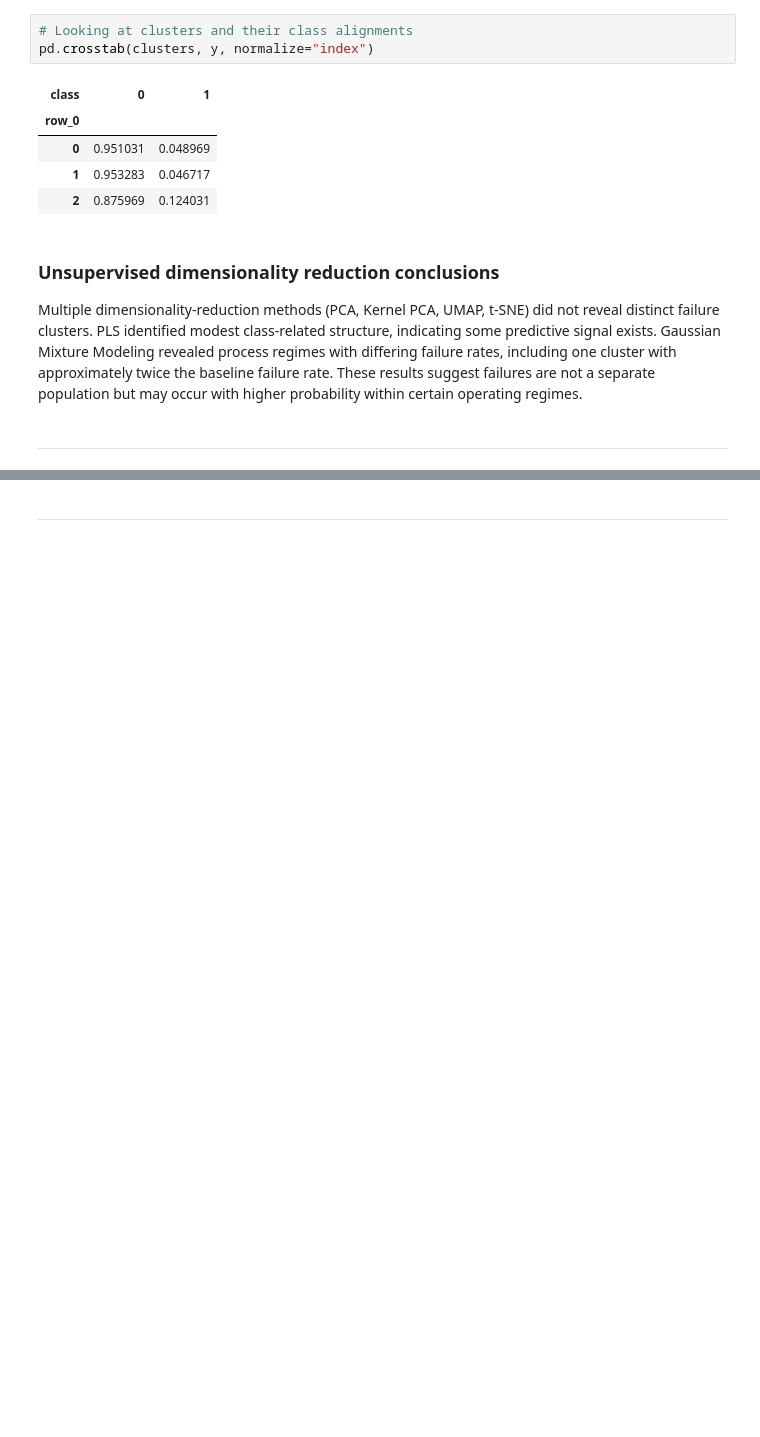
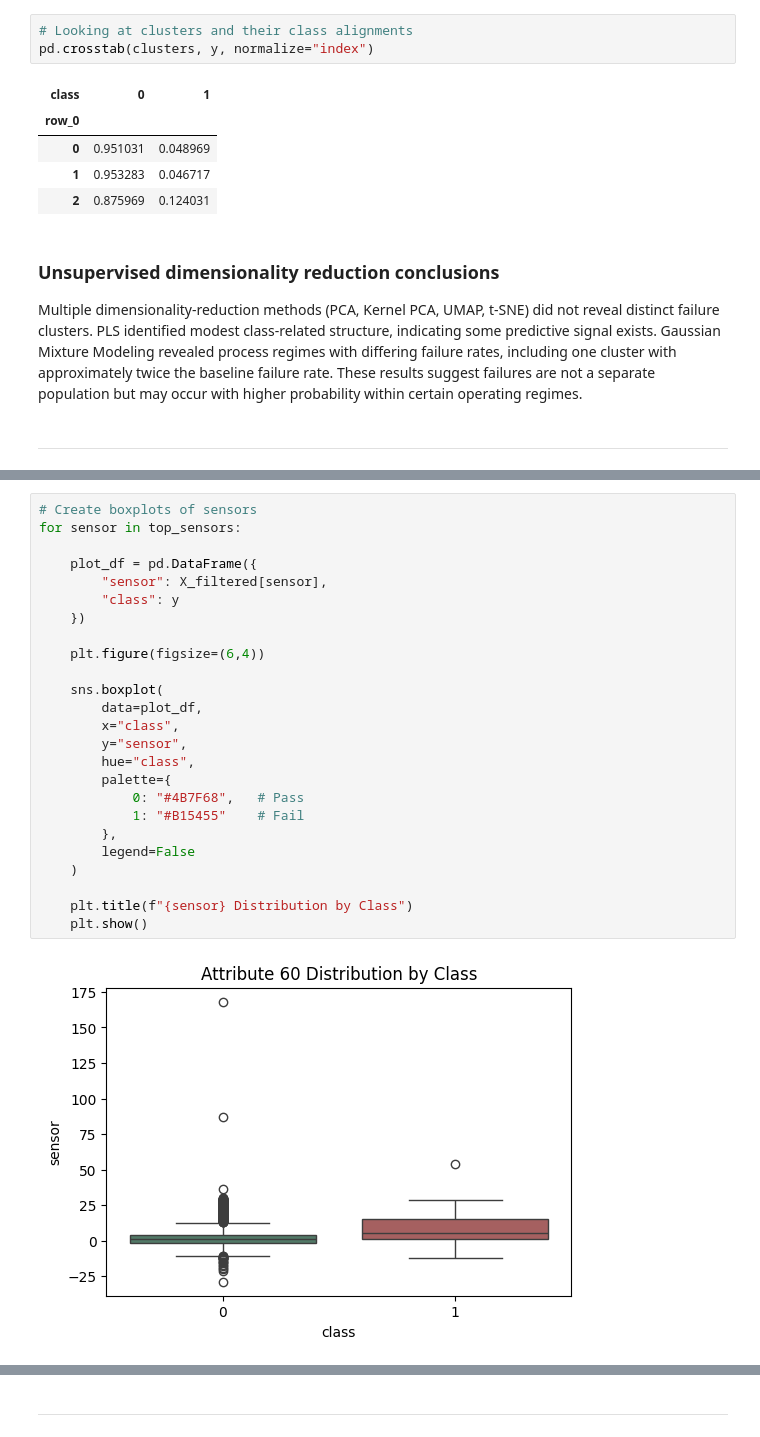
Before and after one commit to intuitiveengineer/secom-ml, a Jupyter notebook: notebooks/00-data-exploration.ipynb, the cells around one changed output, grey strips where cells are left out. Cells and saved outputs as stored; diff of their text form; blank space fills up the shorter version.

```diff
--- a/notebooks/00-data-exploration.ipynb
+++ b/notebooks/00-data-exploration.ipynb
@@ -530,0 +541,27 @@ Columns to drop: 186
+# %%
+# Create boxplots of sensors
+for sensor in top_sensors:
+
+    plot_df = pd.DataFrame({
+        "sensor": X_filtered[sensor],
+        "class": y
+    })
+
+    plt.figure(figsize=(6,4))
+
+    sns.boxplot(
+        data=plot_df,
+        x="class",
+        y="sensor",
+        hue="class",
+        palette={
+            0: "#4B7F68",   # Pass
+            1: "#B15455"    # Fail
+        },
+        legend=False
+    )
+
+    plt.title(f"{sensor} Distribution by Class")
+    plt.show()
+# %% [output]
+[figure, added]
```
Also changed, not shown: parts of 31 cells of this notebook.
